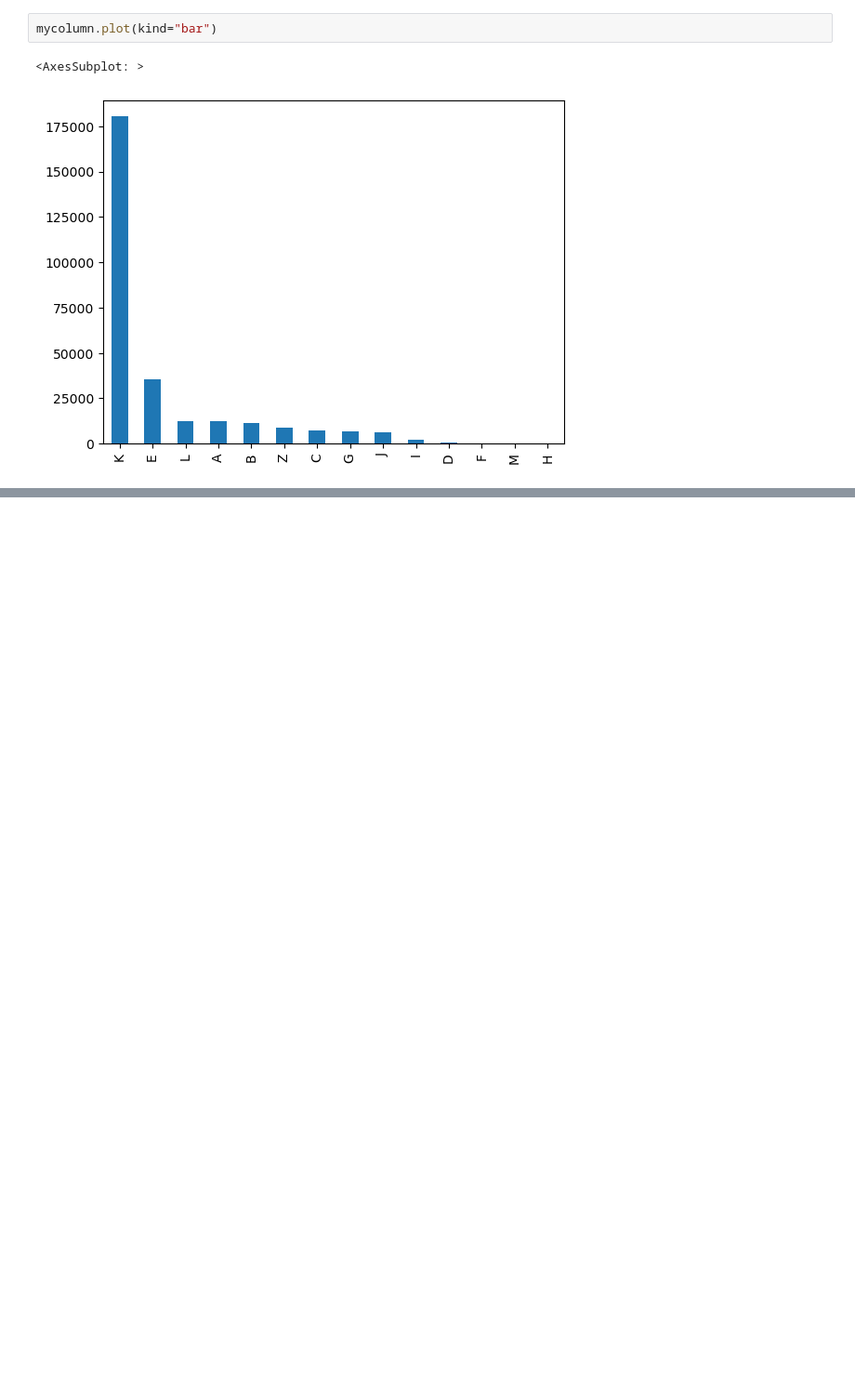
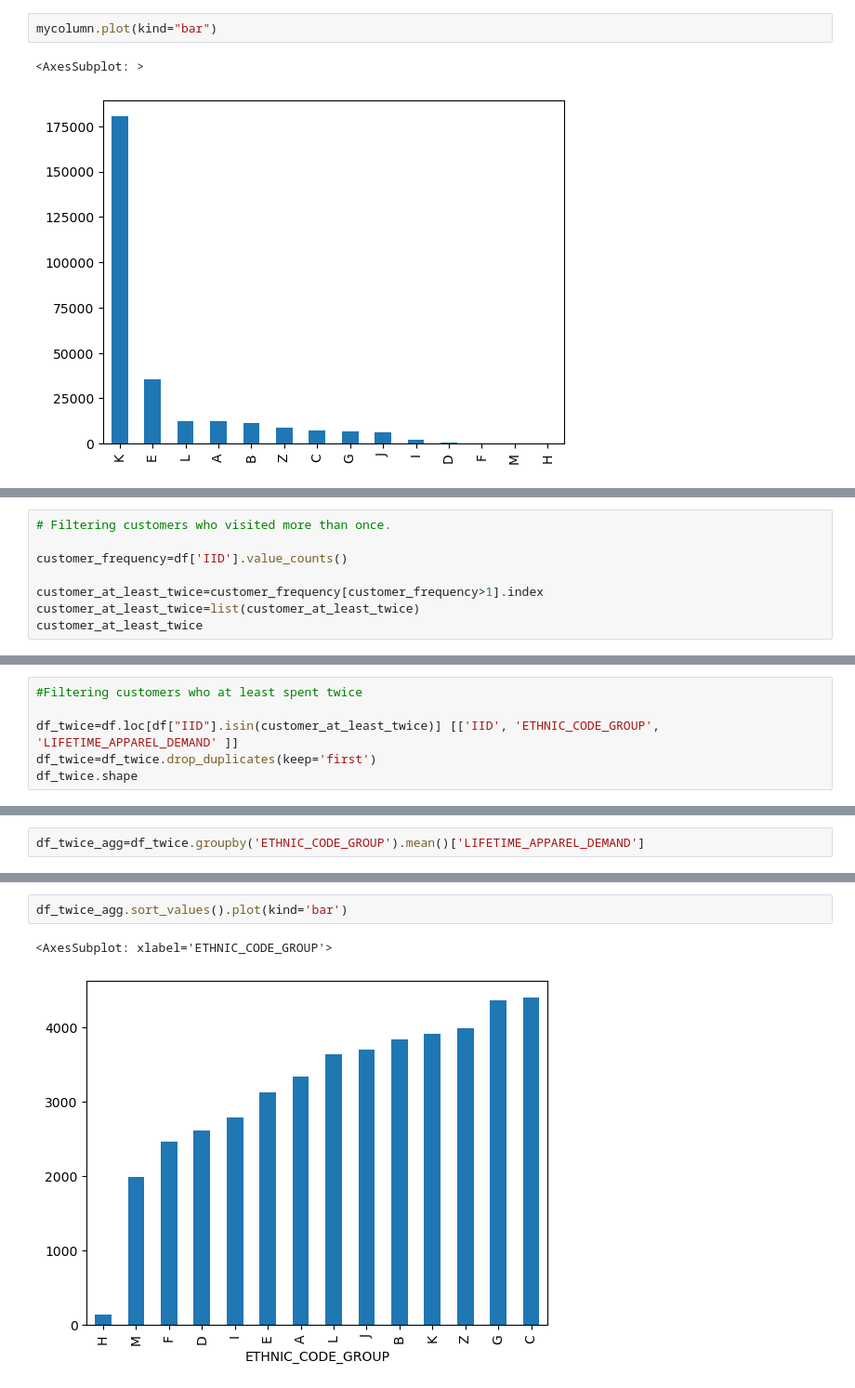
Before and after one commit to mwehner2022/Retail_Analysis, a Jupyter notebook: Ethnicity_Analysis.ipynb, the cells around one changed output, grey strips where cells are left out. Shown: that part at 93% size. Drawn from its saved outputs; the diff is of its cells as text; blank space fills up the shorter version.

```diff
--- a/Ethnicity_Analysis.ipynb
+++ b/Ethnicity_Analysis.ipynb
@@ -61,0 +83,8 @@ mycolumn.plot(kind="bar")
+# %%
+# Filtering customers who visited more than once.
+
+customer_frequency=df['IID'].value_counts()
+
+customer_at_least_twice=customer_frequency[customer_frequency>1].index
+customer_at_least_twice=list(customer_at_least_twice)
+customer_at_least_twice
@@ -61,0 +144,6 @@ mycolumn.plot(kind="bar")
+# %%
+#Filtering customers who at least spent twice
+
+df_twice=df.loc[df["IID"].isin(customer_at_least_twice)] [['IID', 'ETHNIC_CODE_GROUP', 'LIFETIME_APPAREL_DEMAND' ]]
+df_twice=df_twice.drop_duplicates(keep='first')
+df_twice.shape
@@ -61,0 +152,2 @@ mycolumn.plot(kind="bar")
+# %%
+df_twice_agg=df_twice.groupby('ETHNIC_CODE_GROUP').mean()['LIFETIME_APPAREL_DEMAND']
@@ -61,0 +174,5 @@ mycolumn.plot(kind="bar")
+# %%
+df_twice_agg.sort_values().plot(kind='bar')
+# %% [output]
+<AxesSubplot: xlabel='ETHNIC_CODE_GROUP'>
+[figure, added]
```
Also changed, not shown: parts of 9 cells of this notebook, 1 other file.
